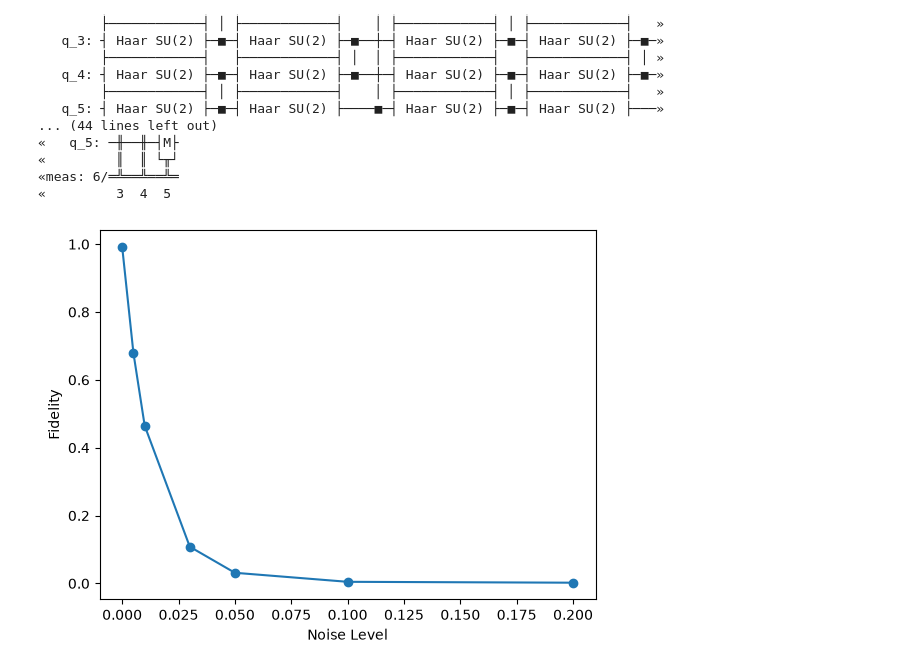
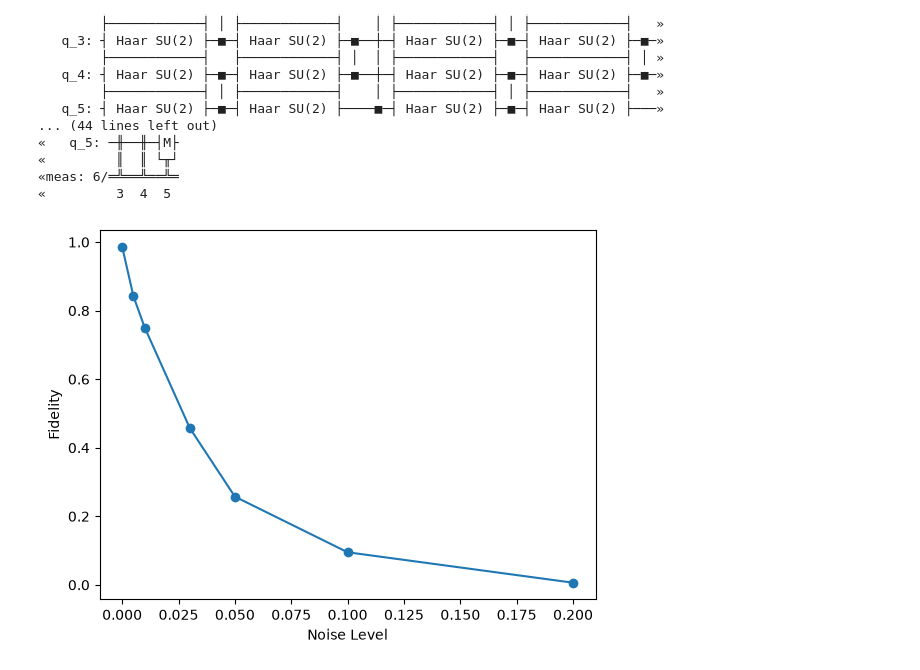
Before and after one commit to c-nation/qcmet-fork, a Jupyter notebook: examples/gate_benchmarks/linear_xeb_example.ipynb, the cells around one changed output. Cells and saved outputs as stored; diff of their text form; code cells hidden in the pictures.

Commit message:
altered noise model to include two qubit gate errors

```diff
--- a/examples/gate_benchmarks/linear_xeb_example.ipynb
+++ b/examples/gate_benchmarks/linear_xeb_example.ipynb
@@ -69,7 +69,7 @@ experiment.analyze()['mean_fidelity']
 
 n_qubits = 6
 depth = 10
-num_circuits = 500
+num_circuits = 50
 seed = 42
 
 noise_levels = [0.0, 0.005, 0.01, 0.03, 0.05, 0.1, 0.2]
@@ -79,36 +79,40 @@ for noise in noise_levels:
     # Create an empty noise model
     noise_model = NoiseModel()
 
-    error = depolarizing_error(noise, 1)
-    # error = pauli_error([('X', noise), ('Y', noise), ('Z', noise), ('I', 1 - 3 * noise)])
-    noise_model.add_all_qubit_quantum_error(error, ["u1", "u2", "u3"])
+    # one qubit noise
+    # error = depolarizing_error(noise, 1)
+    # noise_model.add_all_qubit_quantum_error(error, ["u1", "u2", "u3"])
+
+    # two qubit noise
+    error2 = depolarizing_error(noise, 2)
+    noise_model.add_all_qubit_quantum_error(error2, ["cz", "cx"])
 
     noisy_simulator = AerSimulator(
         noise_model=noise_model,
         seed_simulator=seed
     )
 
     experiment = LinearXEB(
     qubits=n_qubits,
     depth=depth,
     num_circuits=num_circuits,
     seed=seed
     )
 
     experiment.generate_circuits()
     experiment.run(
         device=noisy_simulator,
-        num_shots=500
+        num_shots=50
     )
 
     fidelities.append(experiment.analyze()['mean_fidelity'])
 
 # Plot the results
 import matplotlib.pyplot as plt
 
 plt.plot(noise_levels, fidelities, 'o-')
 plt.xlabel('Noise Level')
 plt.ylabel('Fidelity')
 plt.show()
 # %% [output]
-[figure, old version]
+[figure, new version]
```
Also changed, not shown: 1 other file.
